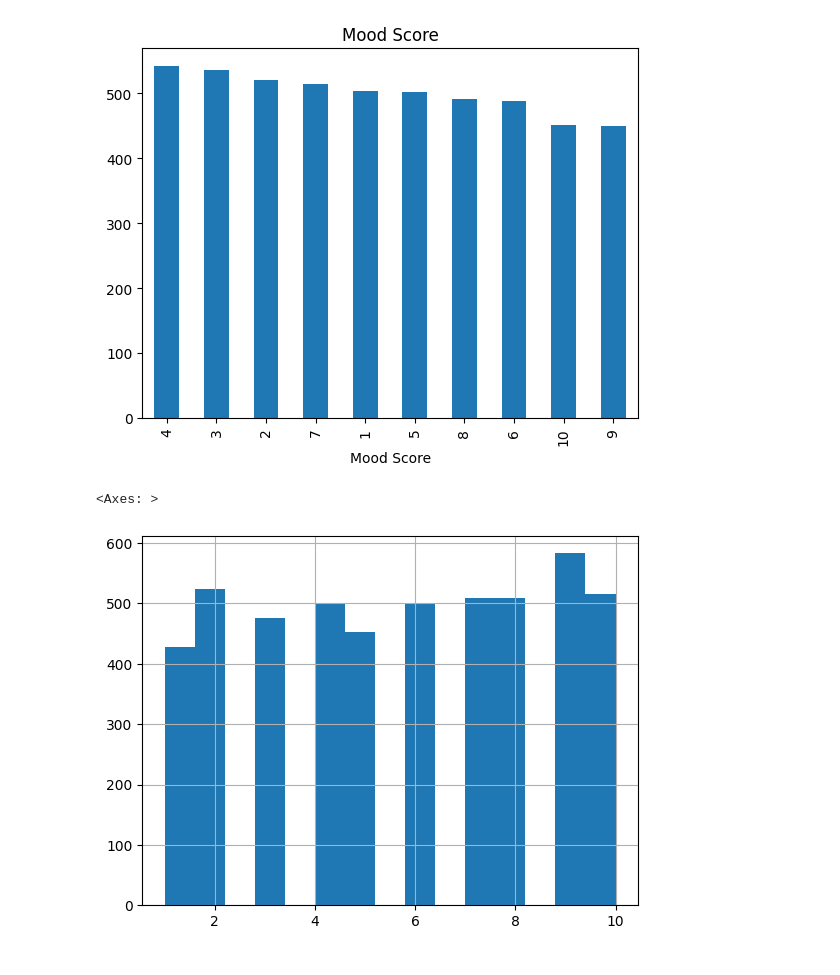
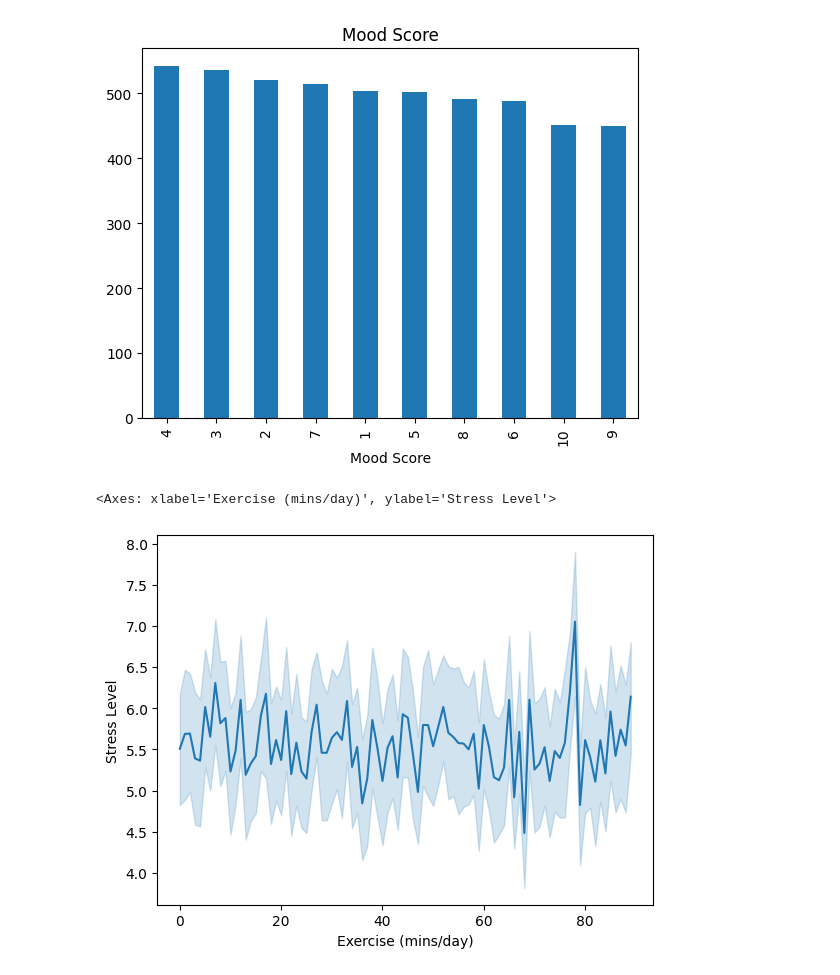
Before and after one commit to karishma-battina/kaggle, a Jupyter notebook: datasets/sleepcycledataanalysis.ipynb, the cells around one changed output. Cells and saved outputs as stored; diff of their text form; code cells hidden in the pictures.

Commit message:
Kaggle Notebook | SleepCycleDataAnalysis | Version 3

```diff
--- a/datasets/sleepcycledataanalysis.ipynb
+++ b/datasets/sleepcycledataanalysis.ipynb
@@ -66,8 +66,8 @@ data['Mood Score'].value_counts().plot(kind='bar', title='Mood Score')
 # %% [output]
 <Axes: title={'center': 'Mood Score'}, xlabel='Mood Score'>
 [figure]
-# %%
-data['Productivity Score'].hist(bins=15)
-# %% [output]
-<Axes: >
-[figure, removed]
+# %%
+sns.lineplot(data=data, x='Exercise (mins/day)', y='Stress Level')
+# %% [output]
+<Axes: xlabel='Exercise (mins/day)', ylabel='Stress Level'>
+[figure, added]
```
Also changed, not shown: parts of 8 cells of this notebook.
